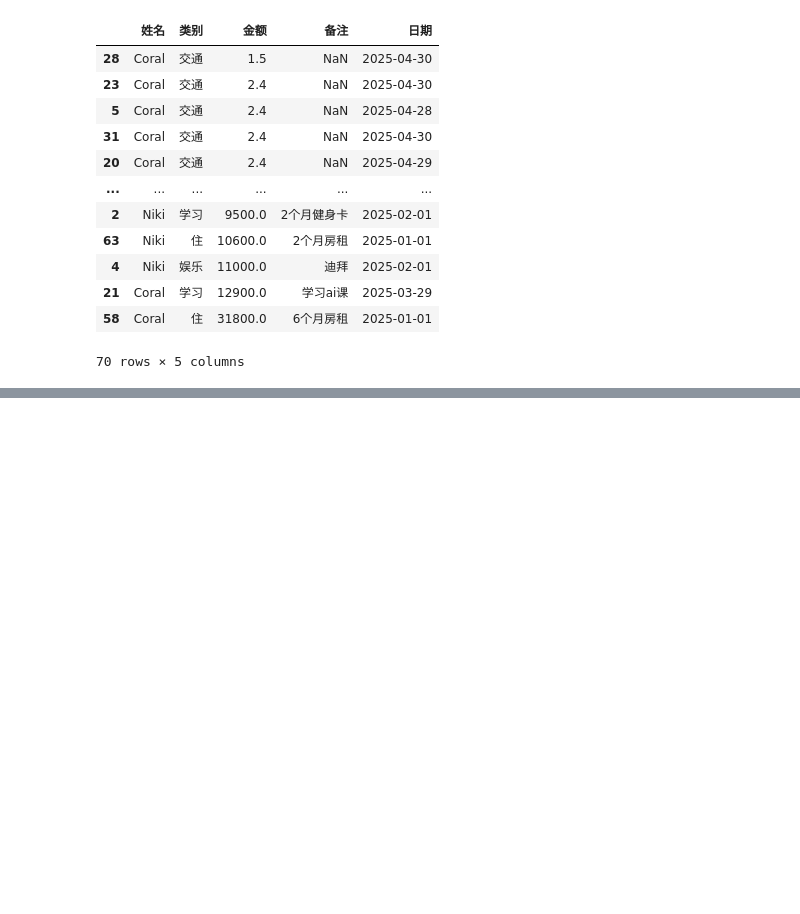
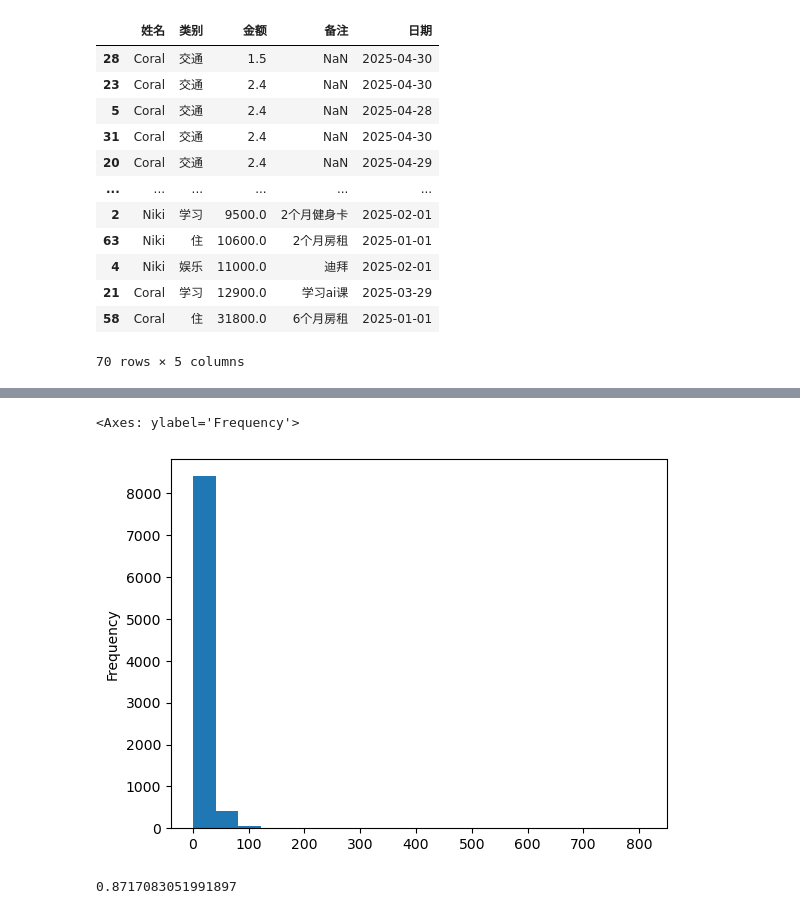
Before and after one commit to ScarboroughCoral/ai-notes, a Jupyter notebook: Python/pandas/learn.ipynb, the cells around one changed output, grey strips where cells are left out. Drawn from its saved outputs; the diff is of its cells as text; code cells hidden in the pictures; blank space fills up the shorter version.

```diff
--- a/Python/pandas/learn.ipynb
+++ b/Python/pandas/learn.ipynb
@@ -124,0 +118,9 @@ Name: pwd, dtype: object
+# %%
+paied_data = pdata[pdata['behavior_type'] == 4]
+# %%
+paied_data_by_user = paied_data.groupby('user_id')['user_id'].count()
+# %%
+paied_data_by_user.plot.hist(bins=20)
+# %% [output]
+<Axes: ylabel='Frequency'>
+[figure, added]
@@ -124,0 +131,4 @@ Name: pwd, dtype: object
+# %%
+repaied_ratio
+# %% [output]
+0.8717083051991897
```
Also changed, not shown: parts of 24 cells of this notebook, 11 other files.
